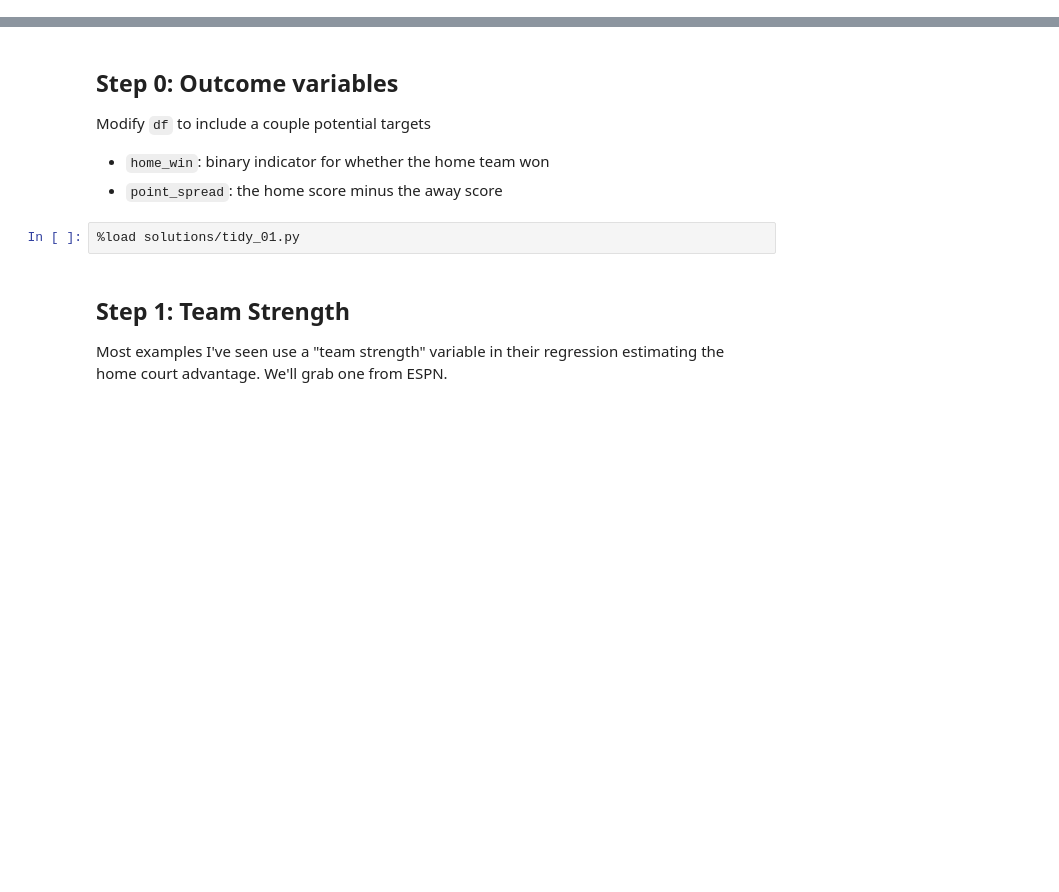
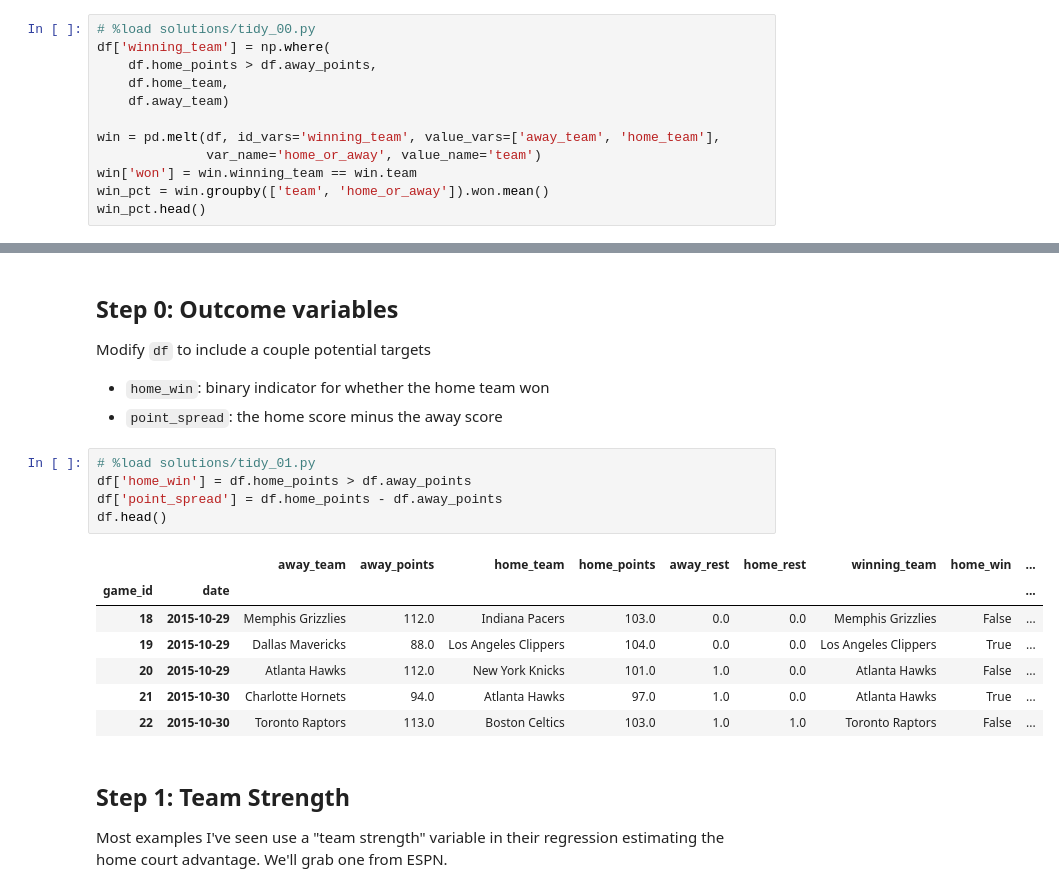
Before and after one commit to TomAugspurger/pandas-head-to-tail, a Jupyter notebook: notebooks/05-Tidy-Data.ipynb, the cells around one changed output, grey strips where cells are left out. Saved outputs shown, nothing was run; the diff lists cells and outputs as text; blank space fills up the shorter version.

```diff
--- a/notebooks/05-Tidy-Data.ipynb
+++ b/notebooks/05-Tidy-Data.ipynb
@@ -247,0 +307,12 @@ Hints:
+# %%
+# %load solutions/tidy_00.py
+df['winning_team'] = np.where(
+    df.home_points > df.away_points,
+    df.home_team,
+    df.away_team)
+
+win = pd.melt(df, id_vars='winning_team', value_vars=['away_team', 'home_team'],
+              var_name='home_or_away', value_name='team')
+win['won'] = win.winning_team == win.team
+win_pct = win.groupby(['team', 'home_or_away']).won.mean()
+win_pct.head()
@@ -297,8 +402,19 @@ Modify `df` to include a couple potential targets
 
 - `home_win`: binary indicator for whether the home team won
 - `point_spread`: the home score minus the away score
-# %%
-%load solutions/tidy_01.py
+# %%
+# %load solutions/tidy_01.py
+df['home_win'] = df.home_points > df.away_points
+df['point_spread'] = df.home_points - df.away_points
+df.head()
+# %% [output]
+|  |  | away_team | away_points | home_team | home_points | away_rest | home_rest | winning_team | home_win | ... |
+| game_id | date |  |  |  |  |  |  |  |  | ... |
+| 18 | 2015-10-29 | Memphis Grizzlies | 112.0 | Indiana Pacers | 103.0 | 0.0 | 0.0 | Memphis Grizzlies | False | ... |
+| 19 | 2015-10-29 | Dallas Mavericks | 88.0 | Los Angeles Clippers | 104.0 | 0.0 | 0.0 | Los Angeles Clippers | True | ... |
+| 20 | 2015-10-29 | Atlanta Hawks | 112.0 | New York Knicks | 101.0 | 1.0 | 0.0 | Atlanta Hawks | False | ... |
+| 21 | 2015-10-30 | Charlotte Hornets | 94.0 | Atlanta Hawks | 97.0 | 1.0 | 0.0 | Atlanta Hawks | True | ... |
+| 22 | 2015-10-30 | Toronto Raptors | 113.0 | Boston Celtics | 103.0 | 1.0 | 1.0 | Toronto Raptors | False | ... |
 # %% [markdown]
 ## Step 1: Team Strength
 
```
Also changed, not shown: parts of 33 cells of this notebook.
